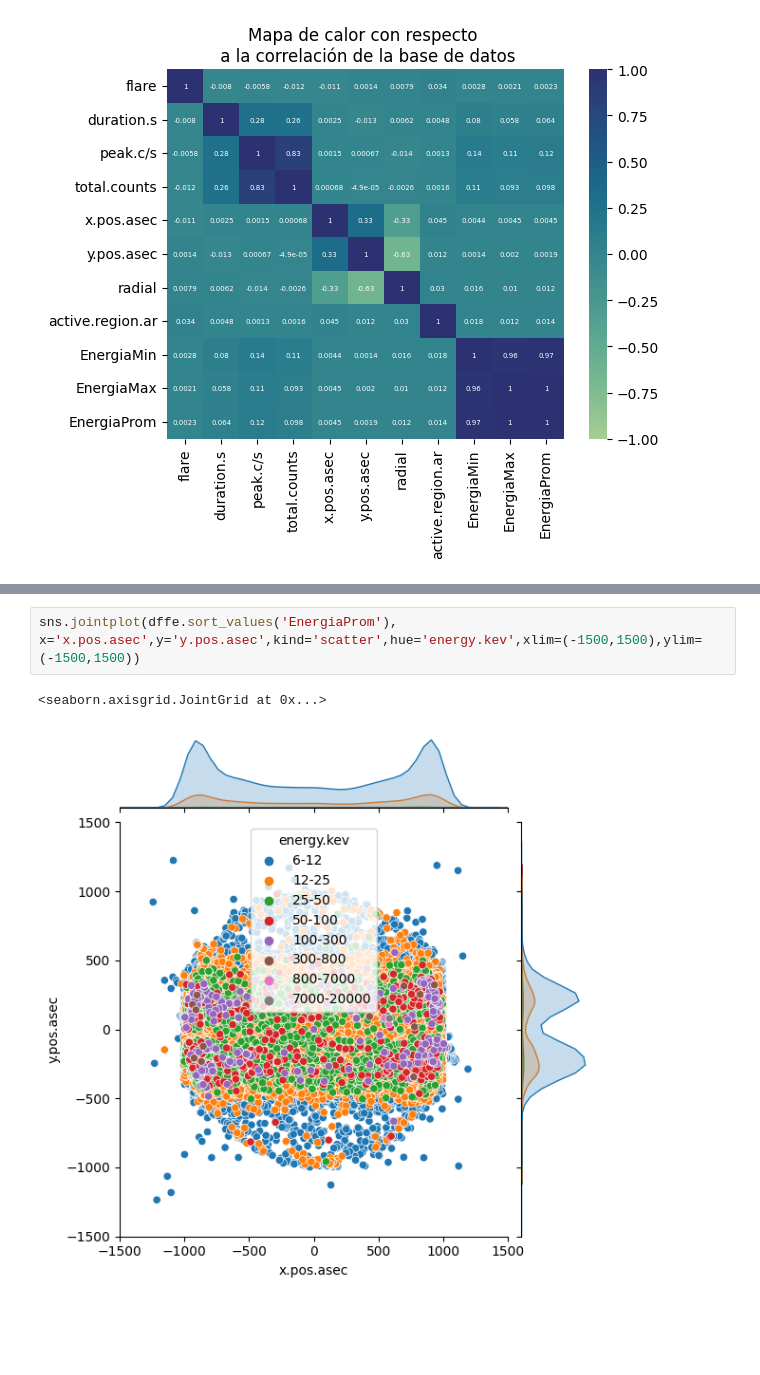
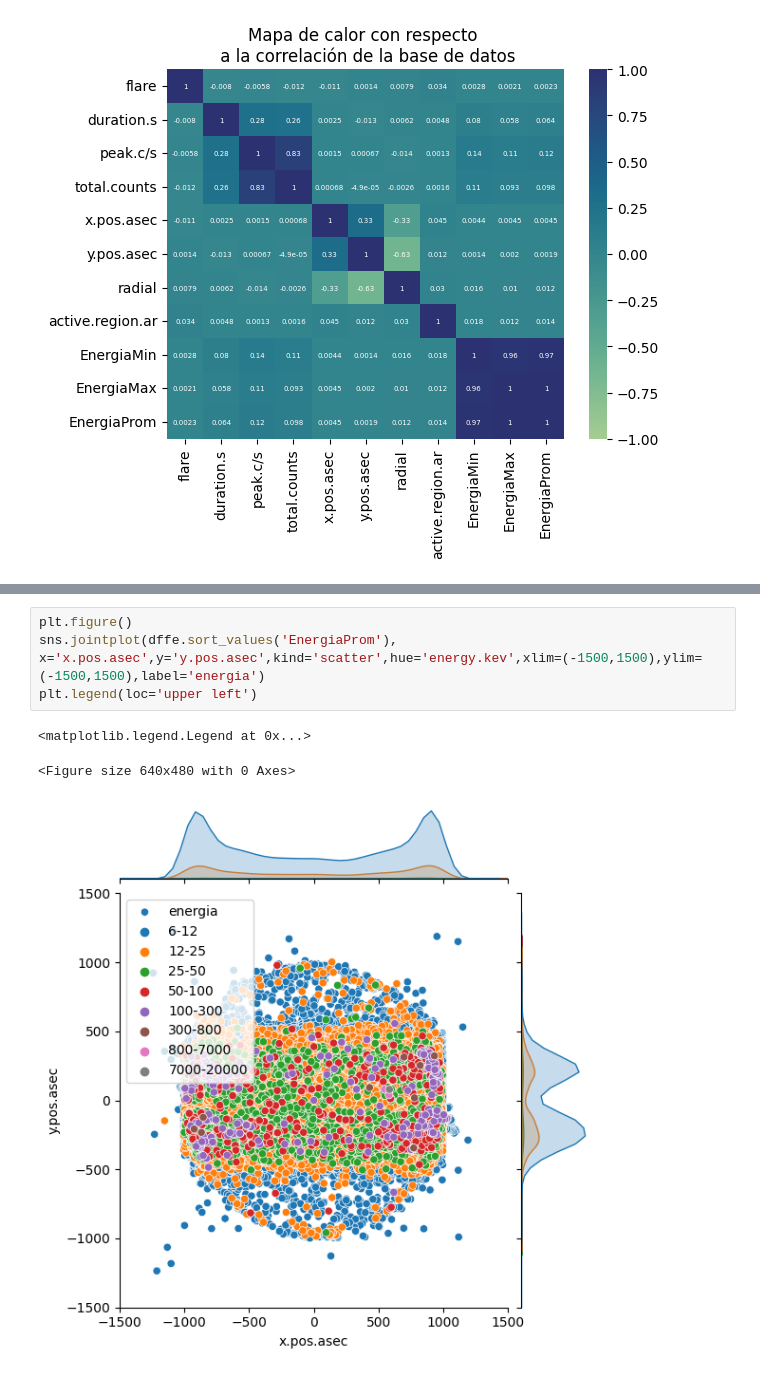
Before and after one commit to Exploratory-Data-Analiysis/Exam_1, a Jupyter notebook: ParcialFC.ipynb, the cells around one changed output, grey strips where cells are left out. Saved outputs shown, nothing was run; the diff lists cells and outputs as text; blank space fills up the shorter version.

```diff
--- a/ParcialFC.ipynb
+++ b/ParcialFC.ipynb
@@ -167,8 +170,11 @@ plt.legend()
 # %%
-sns.jointplot(dffe.sort_values('EnergiaProm'), x='x.pos.asec',y='y.pos.asec',kind='scatter',hue='energy.kev',xlim=(-1500,1500),ylim=(-1500,1500))
+plt.figure()
+sns.jointplot(dffe.sort_values('EnergiaProm'), x='x.pos.asec',y='y.pos.asec',kind='scatter',hue='energy.kev',xlim=(-1500,1500),ylim=(-1500,1500),label='energia')
+plt.legend(loc='upper left')
 # %% [output]
-<seaborn.axisgrid.JointGrid at 0x...>
+<matplotlib.legend.Legend at 0x...>
+<Figure size 640x480 with 0 Axes>
-[figure, old version]
+[figure, new version]
 # %%
 dffx=dffe[dffe['x.pos.asec'] > 0]
 dffx=dffx[dffx['x.pos.asec'] < 1000]
```
Also changed, not shown: parts of 4 cells of this notebook.
